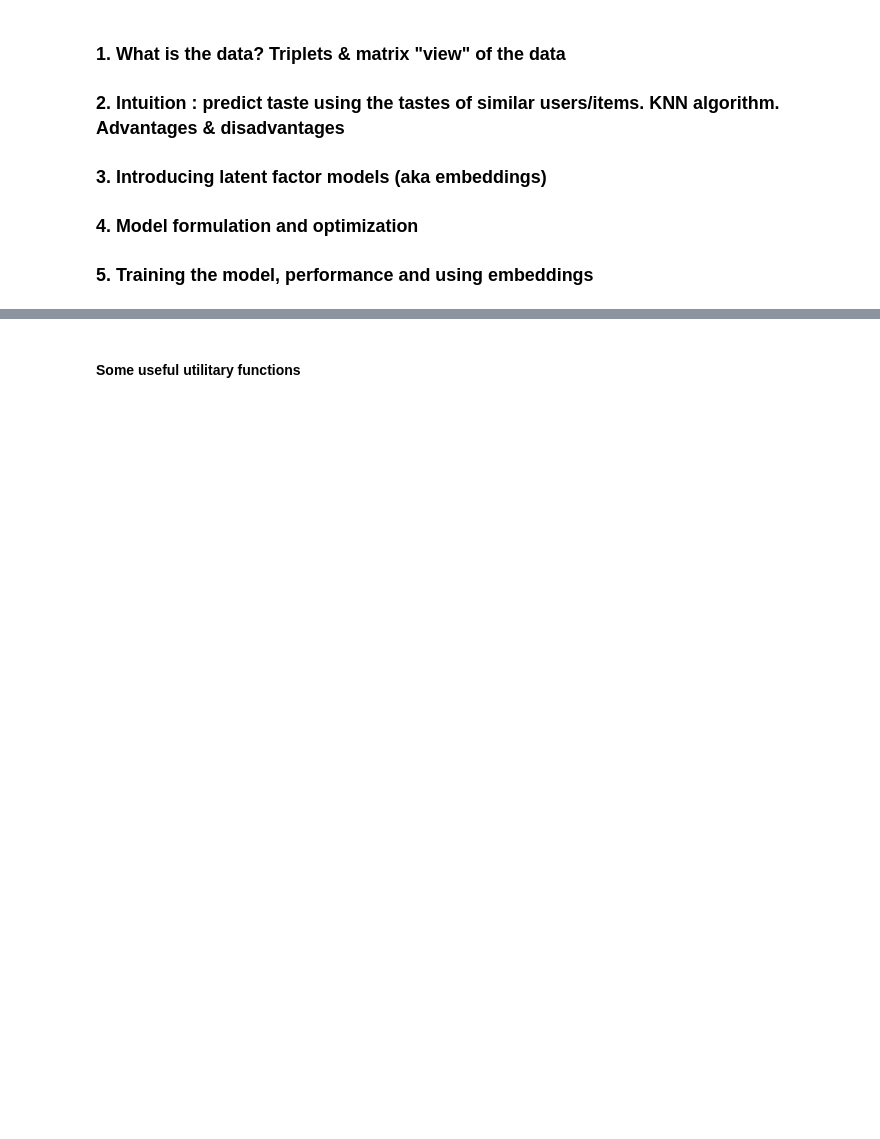
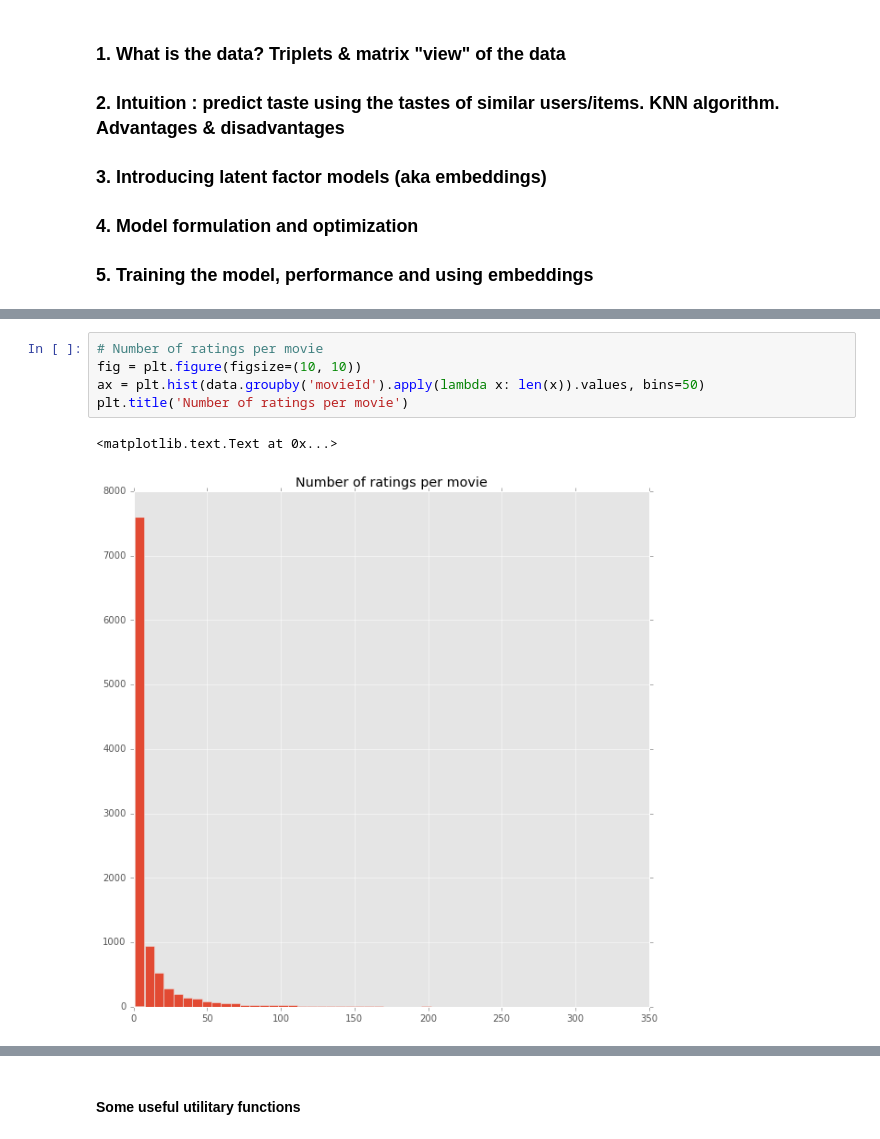
Before and after one commit to 23333333333/optsumcf, a Jupyter notebook: Collaborative Filtering.ipynb, the cells around one changed output, grey strips where cells are left out. Drawn from its saved outputs; the diff is of its cells as text; blank space fills up the shorter version.

```diff
--- a/Collaborative Filtering.ipynb
+++ b/Collaborative Filtering.ipynb
@@ -182,0 +203,8 @@ class Model(object):
+# %%
+# Number of ratings per movie
+fig = plt.figure(figsize=(10, 10))
+ax = plt.hist(data.groupby('movieId').apply(lambda x: len(x)).values, bins=50)
+plt.title('Number of ratings per movie')
+# %% [output]
+<matplotlib.text.Text at 0x...>
+[figure, added]
```
Also changed, not shown: parts of 106 cells of this notebook, 4 other files.
